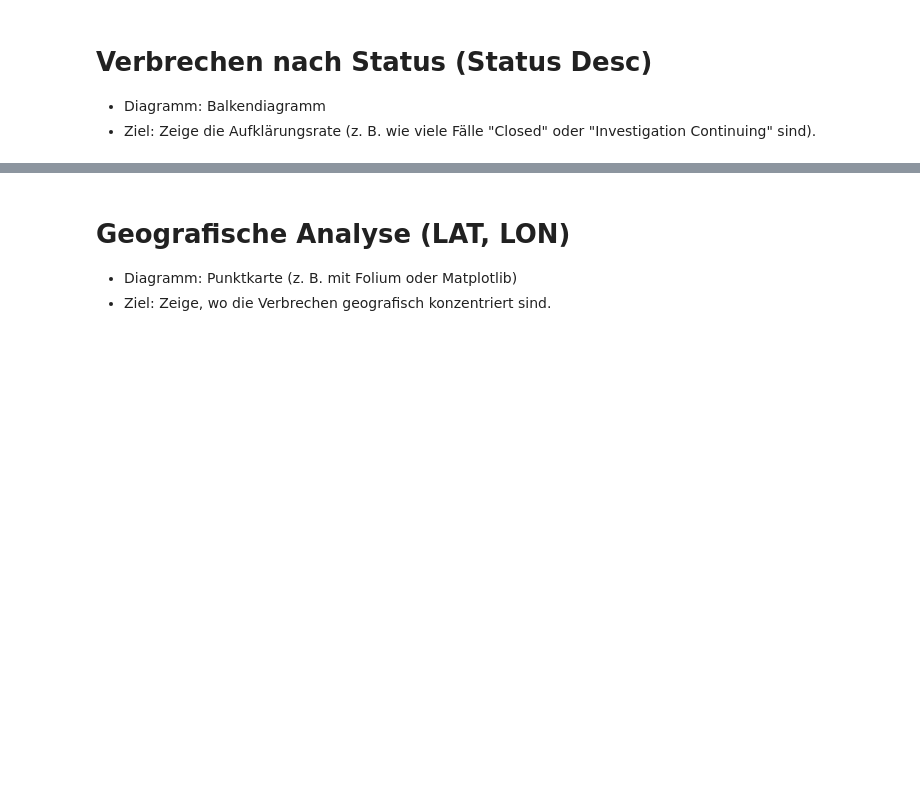
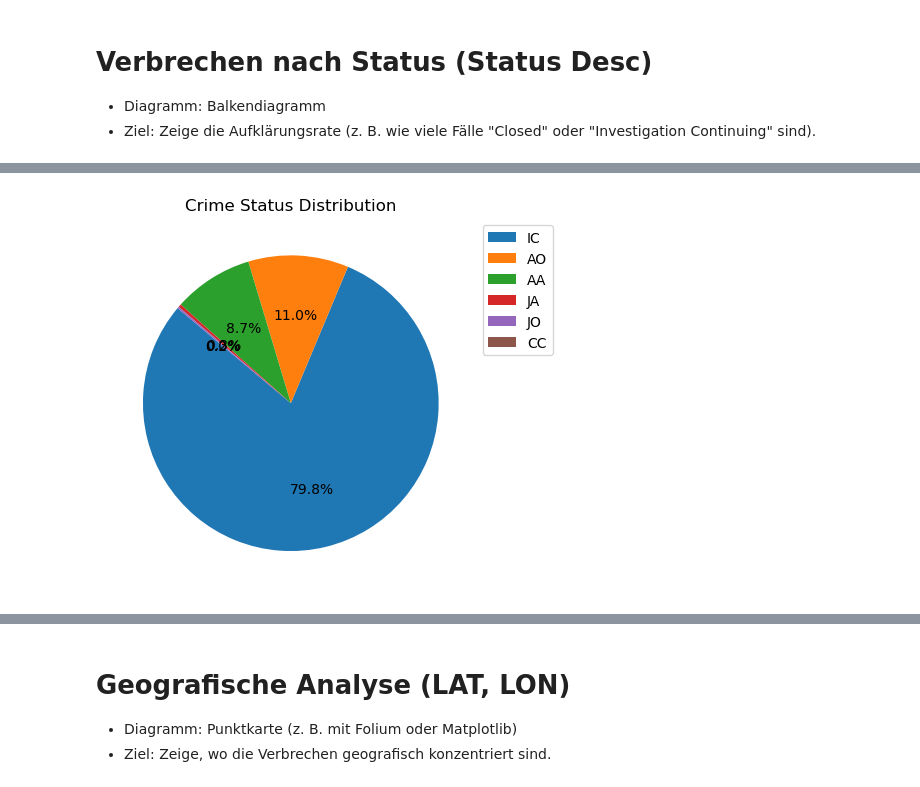
Before and after one commit to Baenji/DIP, a Jupyter notebook: crime.ipynb, the cells around one changed output, grey strips where cells are left out. Saved outputs shown, nothing was run; the diff lists cells and outputs as text; code cells hidden in the pictures; blank space fills up the shorter version.

Commit message:
added text, new piechart for crime status

```diff
--- a/crime.ipynb
+++ b/crime.ipynb
@@ -238,3 +208,7 @@ Name: count, dtype: int64
 # Verbrechen nach Status (Status Desc)
 - Diagramm: Balkendiagramm
 - Ziel: Zeige die Aufklärungsrate (z. B. wie viele Fälle "Closed" oder "Investigation Continuing" sind).
+# %%
+df_status_desc = df.copy()
+df_status_desc = df_status_desc["Status"].value_counts()
+df_status_desc
@@ -240,0 +224,8 @@ Name: count, dtype: int64
+# %%
+
+plt.pie(df_status_desc, labels=None, autopct='%1.1f%%', startangle=140)
+plt.legend(df_status_desc.index, loc="upper left", bbox_to_anchor=(1, 0, 0.5, 1))
+plt.title("Crime Status Distribution")
+plt.show()
+# %% [output]
+[figure, added]
```
Also changed, not shown: parts of 20 cells of this notebook.
